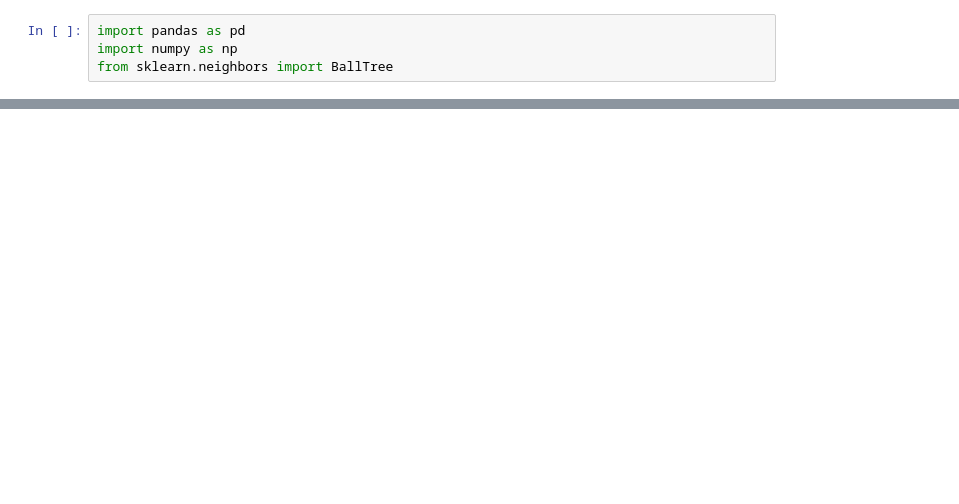
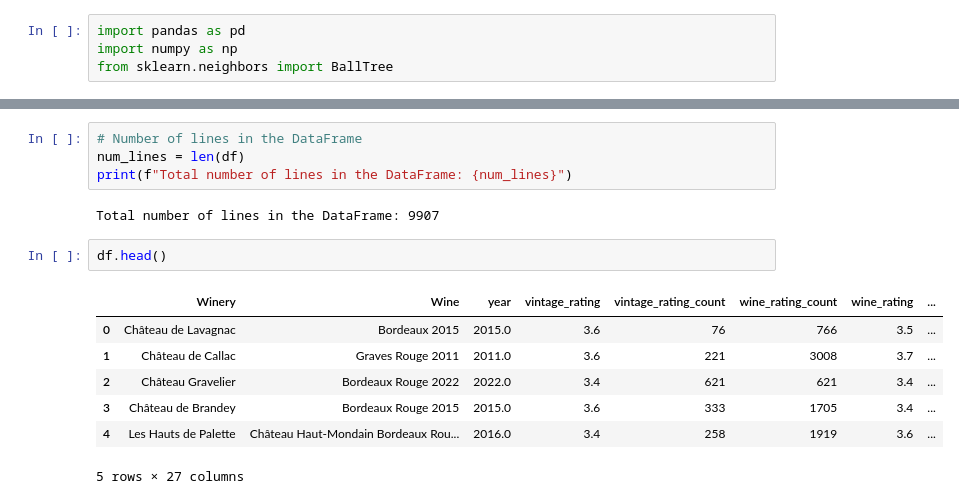
Before and after one commit to LucasPoncet/DL_Project, a Jupyter notebook: src/preprocessing/Wine & Weather/WQI.ipynb, the cells around one changed output, grey strips where cells are left out. Drawn from its saved outputs; the diff is of its cells as text; blank space fills up the shorter version.

```diff
--- a/src/preprocessing/Wine & Weather/WQI.ipynb
+++ b/src/preprocessing/Wine & Weather/WQI.ipynb
@@ -84,0 +98,16 @@ Number of distinct winery names: 2608
+# %%
+# Number of lines in the DataFrame
+num_lines = len(df)
+print(f"Total number of lines in the DataFrame: {num_lines}")
+# %% [output]
+Total number of lines in the DataFrame: 9907
+# %%
+df.head()
+# %% [output]
+|  | Winery | Wine | year | vintage_rating | vintage_rating_count | wine_rating_count | wine_rating | ... |
+| 0 | Château de Lavagnac | Bordeaux 2015 | 2015.0 | 3.6 | 76 | 766 | 3.5 | ... |
+| 1 | Château de Callac | Graves Rouge 2011 | 2011.0 | 3.6 | 221 | 3008 | 3.7 | ... |
+| 2 | Château Gravelier | Bordeaux Rouge 2022 | 2022.0 | 3.4 | 621 | 621 | 3.4 | ... |
+| 3 | Château de Brandey | Bordeaux Rouge 2015 | 2015.0 | 3.6 | 333 | 1705 | 3.4 | ... |
+| 4 | Les Hauts de Palette | Château Haut-Mondain Bordeaux Rou... | 2016.0 | 3.4 | 258 | 1919 | 3.6 | ... |
+5 rows × 27 columns
```
Also changed, not shown: parts of 10 cells of this notebook.
